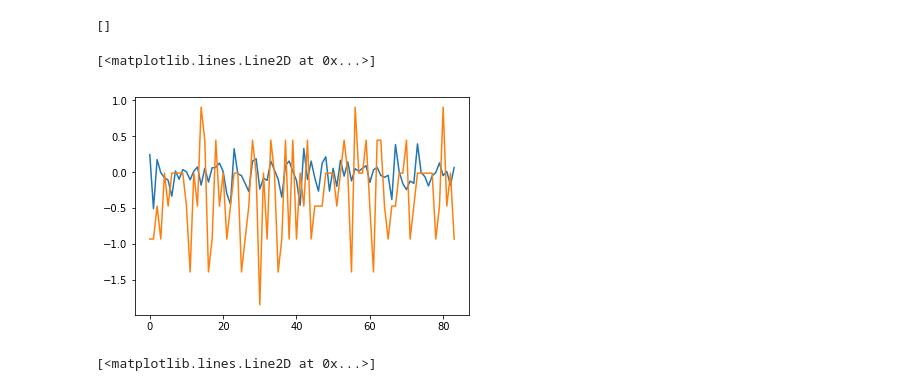
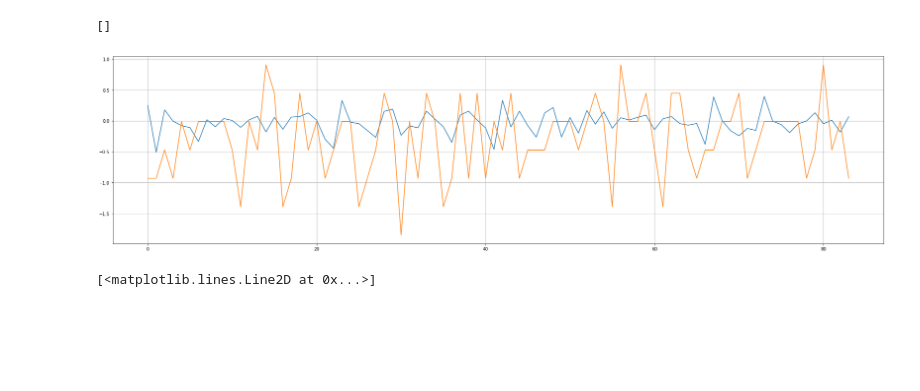
Before and after one commit to TianyuDu/AnnEconForecast, a Jupyter notebook: notebooks/restore_model.ipynb, the cells around one changed output. Cells and saved outputs as stored; diff of their text form; code cells hidden in the pictures; blank space fills up the shorter version.

```diff
--- a/notebooks/restore_model.ipynb
+++ b/notebooks/restore_model.ipynb
@@ -186,11 +95,12 @@ tf.get_collection("Prediction")
 []
 # %%
 plt.close()
+plt.figure(figsize=(32,8))
 plt.plot(p_test)
 plt.plot(y_test)
+plt.grid(True)
 # %% [output]
-[<matplotlib.lines.Line2D at 0x...>]
-[figure, old version]
+[figure, new version]
 # %%
 plt.close()
 plt.plot(p_train)
```
Also changed, not shown: parts of 2 cells of this notebook, 2 other files.
